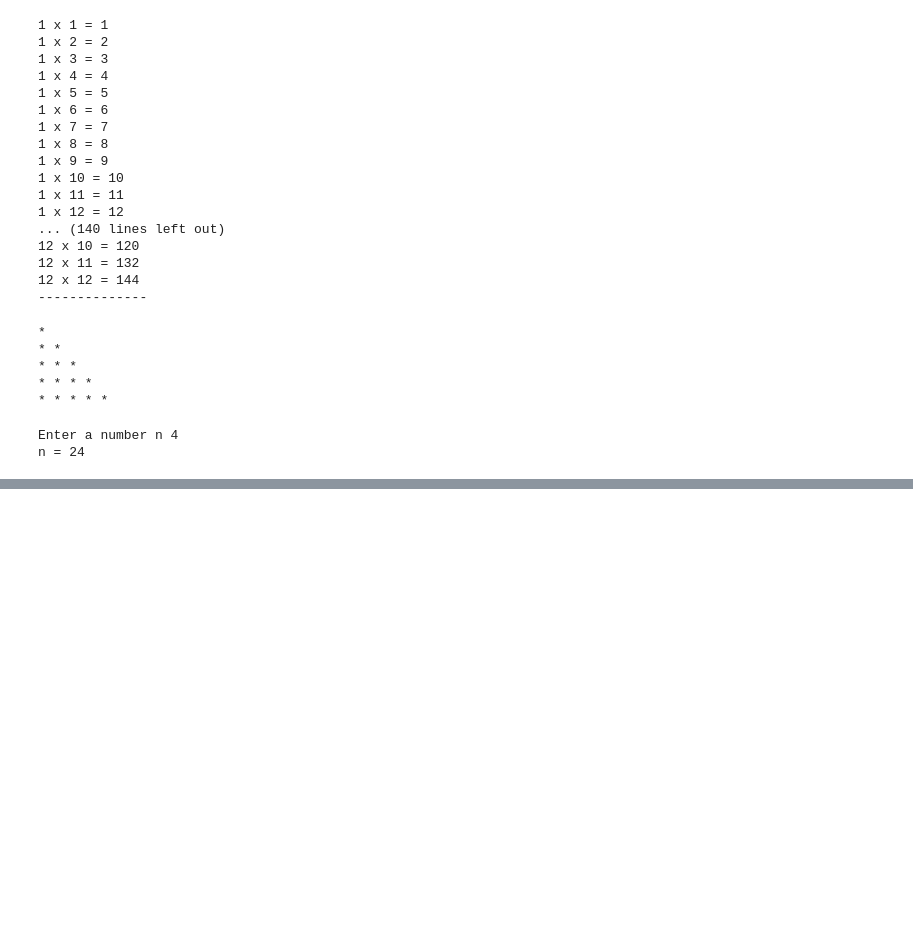
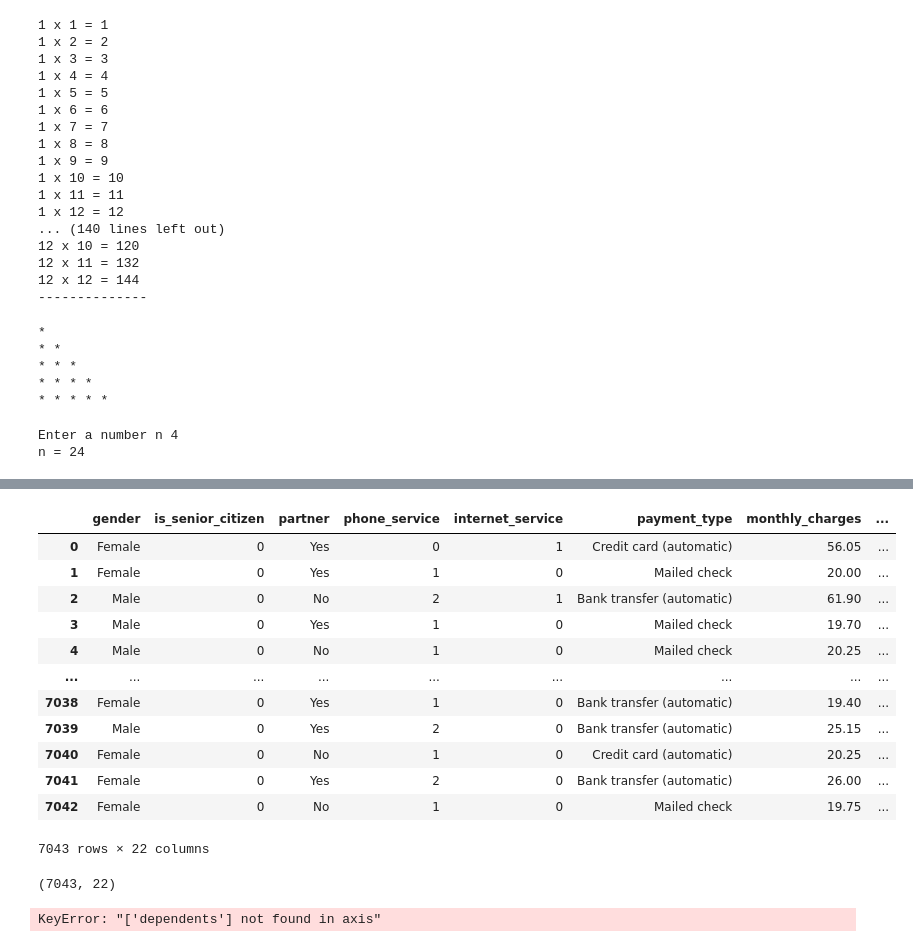
Before and after one commit to DilipBista/python-exercises, a Jupyter notebook: python_random practice_learnpython.org .ipynb, the cells around one changed output, grey strips where cells are left out. Saved outputs shown, nothing was run; the diff lists cells and outputs as text; code cells hidden in the pictures; blank space fills up the shorter version.

```diff
--- a/python_random practice_learnpython.org .ipynb
+++ b/python_random practice_learnpython.org .ipynb
@@ -138,0 +210,24 @@ n = 24
+# %%
+# remove ($)
+
+all_data['monthly_charges']=all_data['monthly_charges'].str.replace('$','').astype(float)
+# %%
+all_data
+# %% [output]
+|  | gender | is_senior_citizen | partner | phone_service | internet_service | payment_type | monthly_charges | ... |
+| 0 | Female | 0 | Yes | 0 | 1 | Credit card (automatic) | 56.05 | ... |
+| 1 | Female | 0 | Yes | 1 | 0 | Mailed check | 20.00 | ... |
+| 2 | Male | 0 | No | 2 | 1 | Bank transfer (automatic) | 61.90 | ... |
+| 3 | Male | 0 | Yes | 1 | 0 | Mailed check | 19.70 | ... |
+| 4 | Male | 0 | No | 1 | 0 | Mailed check | 20.25 | ... |
+| ... | ... | ... | ... | ... | ... | ... | ... | ... |
+| 7038 | Female | 0 | Yes | 1 | 0 | Bank transfer (automatic) | 19.40 | ... |
+| 7039 | Male | 0 | Yes | 2 | 0 | Bank transfer (automatic) | 25.15 | ... |
+| 7040 | Female | 0 | No | 1 | 0 | Credit card (automatic) | 20.25 | ... |
+| 7041 | Female | 0 | Yes | 2 | 0 | Bank transfer (automatic) | 26.00 | ... |
+| 7042 | Female | 0 | No | 1 | 0 | Mailed check | 19.75 | ... |
+7043 rows × 22 columns
+# %%
+all_data.shape
+# %% [output]
+(7043, 22)
@@ -138,0 +237,5 @@ n = 24
+# %%
+all_data.drop('dependents', axis=1, inplace=True)
+all_data
+# %% [output]
+KeyError: "['dependents'] not found in axis"
```
Also changed, not shown: parts of 11 cells of this notebook.
